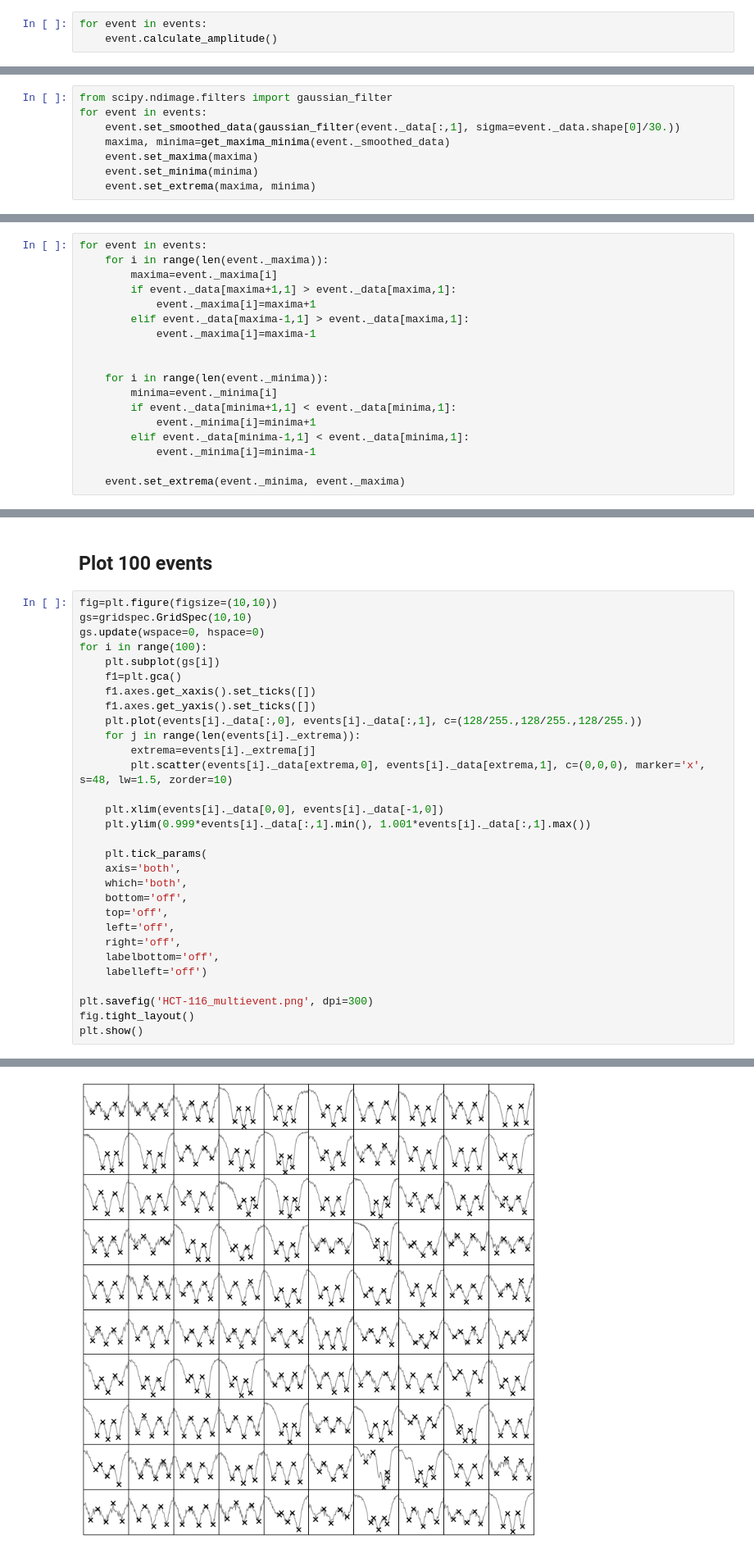
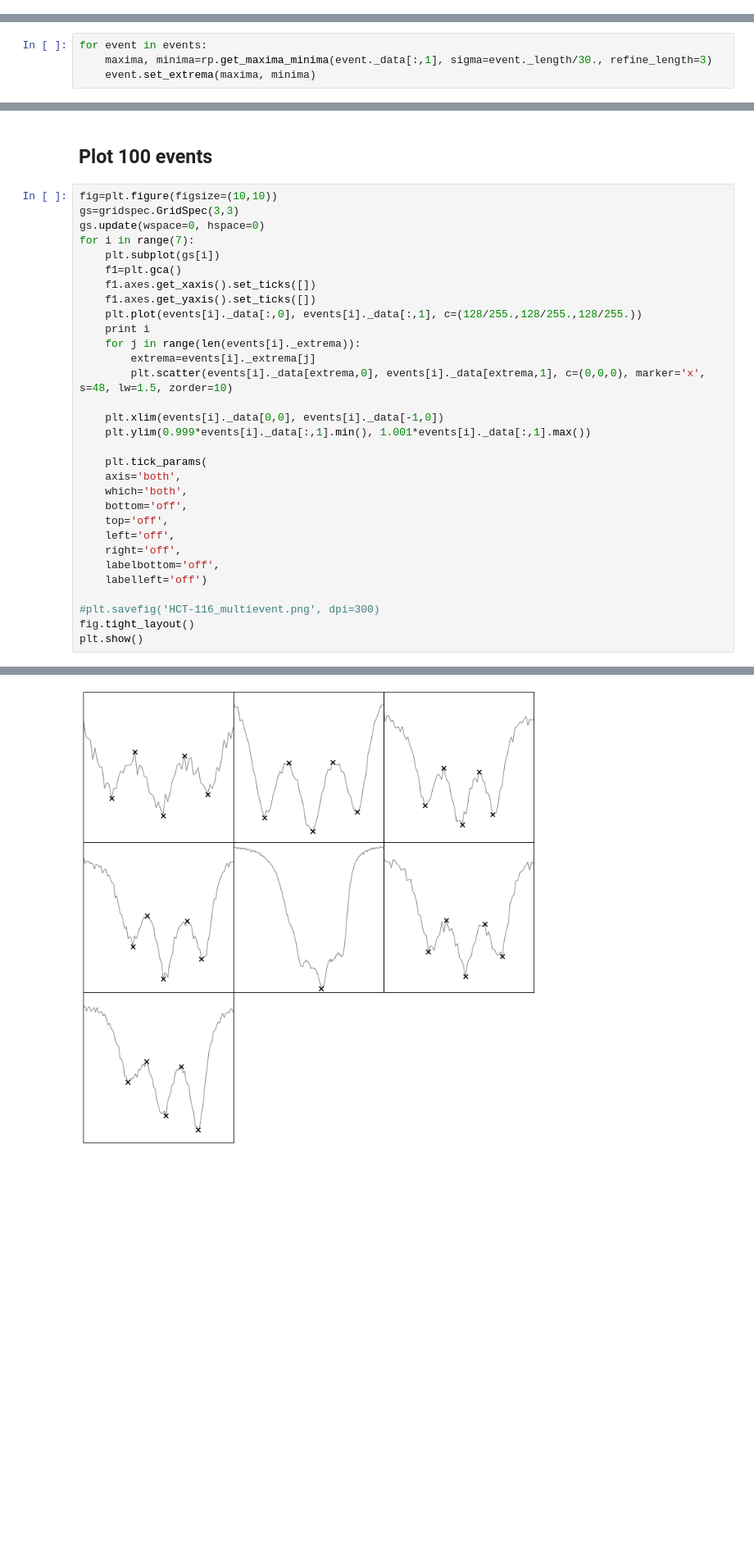
Before and after one commit to tphinkle/pore_stats, a Jupyter notebook: resistive_pulse.ipynb, the cells around one changed output, grey strips where cells are left out. Shown: that part at 82% size. Drawn from its saved outputs; the diff is of its cells as text; blank space fills up the shorter version.

```diff
--- a/resistive_pulse.ipynb
+++ b/resistive_pulse.ipynb
@@ -293,5 +91,2 @@ print events_length_before, events_length_after
-# %%
-for event in events:
-    event.calculate_amplitude()
 # %% [markdown]
 ## Find extrema
@@ -339,8 +93,4 @@ def get_maxima_minima(data):
-# %%
-from scipy.ndimage.filters import gaussian_filter
-for event in events:
-    event.set_smoothed_data(gaussian_filter(event._data[:,1], sigma=event._data.shape[0]/30.))
-    maxima, minima=get_maxima_minima(event._smoothed_data)
-    event.set_maxima(maxima)
-    event.set_minima(minima)
-    event.set_extrema(maxima, minima)
+# %%
+for event in events:
+    maxima, minima=rp.get_maxima_minima(event._data[:,1], sigma=event._length/30., refine_length=3)
+    event.set_extrema(maxima, minima)
@@ -347,23 +115,5 @@ for event in events:
 # %% [markdown]
 ### Refine extrema
-# %%
-for event in events:
-    for i in range(len(event._maxima)):
-        maxima=event._maxima[i]
-        if event._data[maxima+1,1] > event._data[maxima,1]:
-            event._maxima[i]=maxima+1
-        elif event._data[maxima-1,1] > event._data[maxima,1]:
-            event._maxima[i]=maxima-1
-
-
-    for i in range(len(event._minima)):
-        minima=event._minima[i]
-        if event._data[minima+1,1] < event._data[minima,1]:
-            event._minima[i]=minima+1
-        elif event._data[minima-1,1] < event._data[minima,1]:
-            event._minima[i]=minima-1
-
-    event.set_extrema(event._minima, event._maxima)
 # %% [markdown]
 ### Remove non-conforming events
 # %%
@@ -379,14 +127,15 @@ print events_length_after, events_length_before
 ## Plot 100 events
 # %%
 fig=plt.figure(figsize=(10,10))
-gs=gridspec.GridSpec(10,10)
+gs=gridspec.GridSpec(3,3)
 gs.update(wspace=0, hspace=0)
-for i in range(100):
+for i in range(7):
     plt.subplot(gs[i])
     f1=plt.gca()
     f1.axes.get_xaxis().set_ticks([])
     f1.axes.get_yaxis().set_ticks([])
     plt.plot(events[i]._data[:,0], events[i]._data[:,1], c=(128/255.,128/255.,128/255.))
+    print i
     for j in range(len(events[i]._extrema)):
         extrema=events[i]._extrema[j]
         plt.scatter(events[i]._data[extrema,0], events[i]._data[extrema,1], c=(0,0,0), marker='x', s=48, lw=1.5, zorder=10)
@@ -404,7 +153,7 @@ for i in range(100):
     labelbottom='off',
     labelleft='off')
 
-plt.savefig('HCT-116_multievent.png', dpi=300)
+#plt.savefig('HCT-116_multievent.png', dpi=300)
 fig.tight_layout()
 plt.show()
 # %% [output]
@@ -411,4 +167,4 @@ plt.show()
-[figure, old version]
+[figure, new version]
 # %% [markdown]
 ## Histogram of peaks/anti-peaks
 # %%
```
Also changed, not shown: parts of 30 cells of this notebook, 3 other files.
